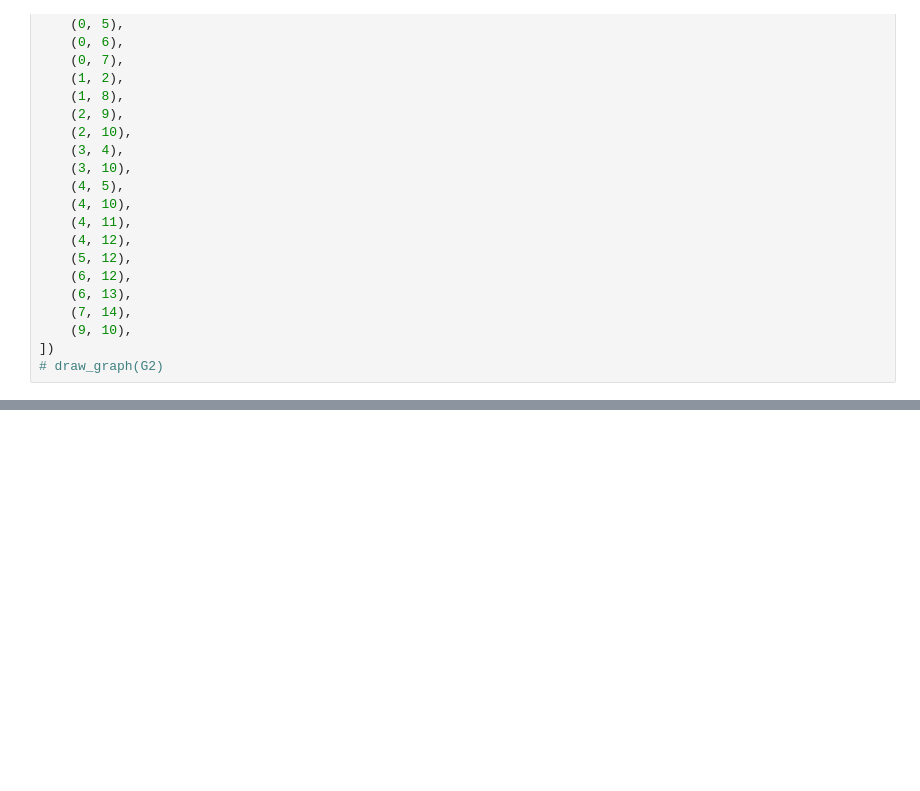
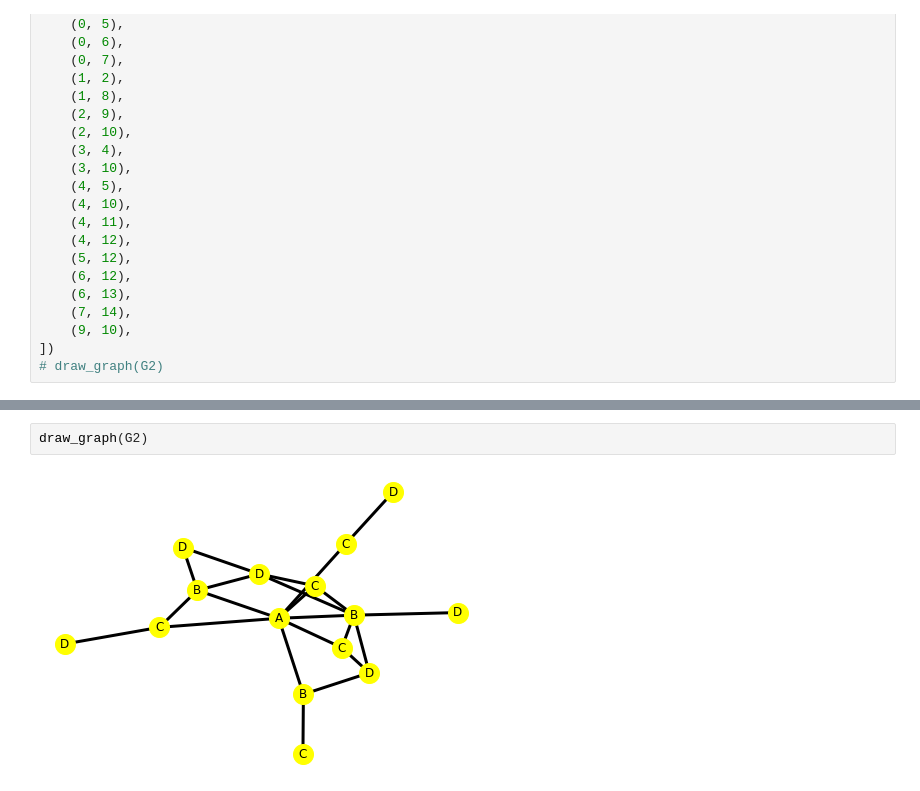
Before and after one commit to chang2000/openGraphMatching, a Jupyter notebook: ogm/Untitled.ipynb, the cells around one changed output, grey strips where cells are left out. Drawn from its saved outputs; the diff is of its cells as text; blank space fills up the shorter version.

```diff
--- a/ogm/Untitled.ipynb
+++ b/ogm/Untitled.ipynb
@@ -108,3 +104,7 @@ True
+# %%
+draw_graph(G2)
+# %% [output]
+[figure, added]
 # %%
 # Validate the subgraph matching with node features
 SGM = SubGraphMatcher(G2)
```
Also changed, not shown: parts of 7 cells of this notebook, 1 other file.
